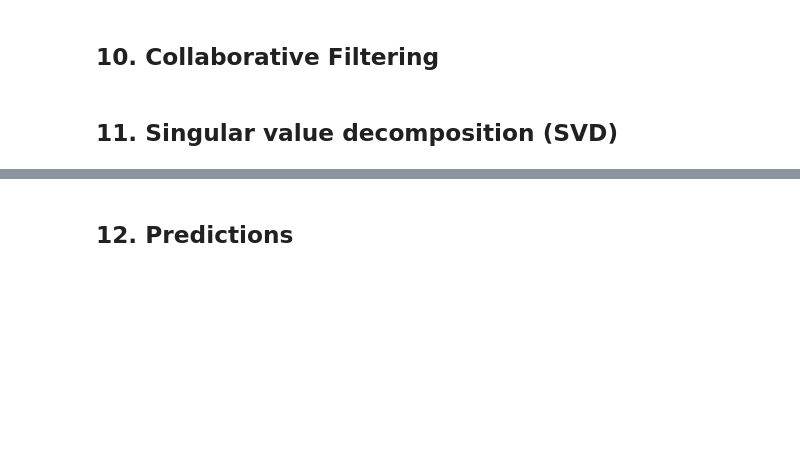
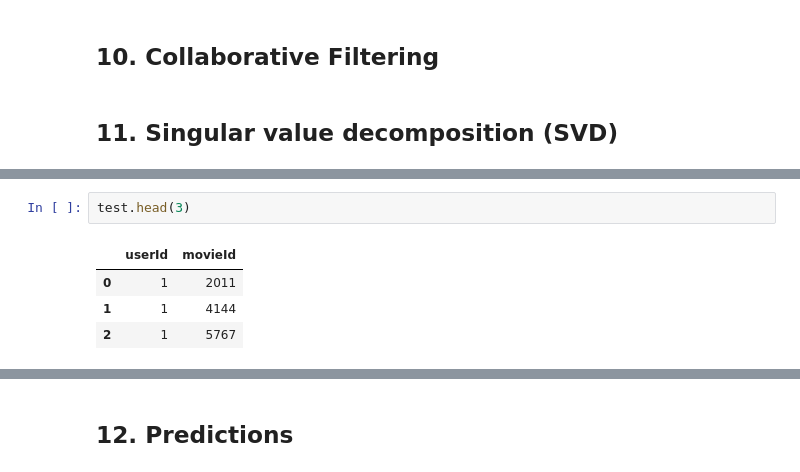
Before and after one commit to drikus-d/unsupervised-predict-streamlit-template, a Jupyter notebook: Euphrasia_Unsupervised_Notebook.ipynb, the cells around one changed output, grey strips where cells are left out. Drawn from its saved outputs; the diff is of its cells as text; blank space fills up the shorter version.

```diff
--- a/Euphrasia_Unsupervised_Notebook.ipynb
+++ b/Euphrasia_Unsupervised_Notebook.ipynb
@@ -391,2 +390,9 @@ count_matrix = cv.fit_transform(df['corpus'])
+# %%
+test.head(3)
+# %% [output]
+|  | userId | movieId |
+| 0 | 1 | 2011 |
+| 1 | 1 | 4144 |
+| 2 | 1 | 5767 |
 # %%
 # Evaluate the model
```
Also changed, not shown: parts of 6 cells of this notebook, 1 other file.
